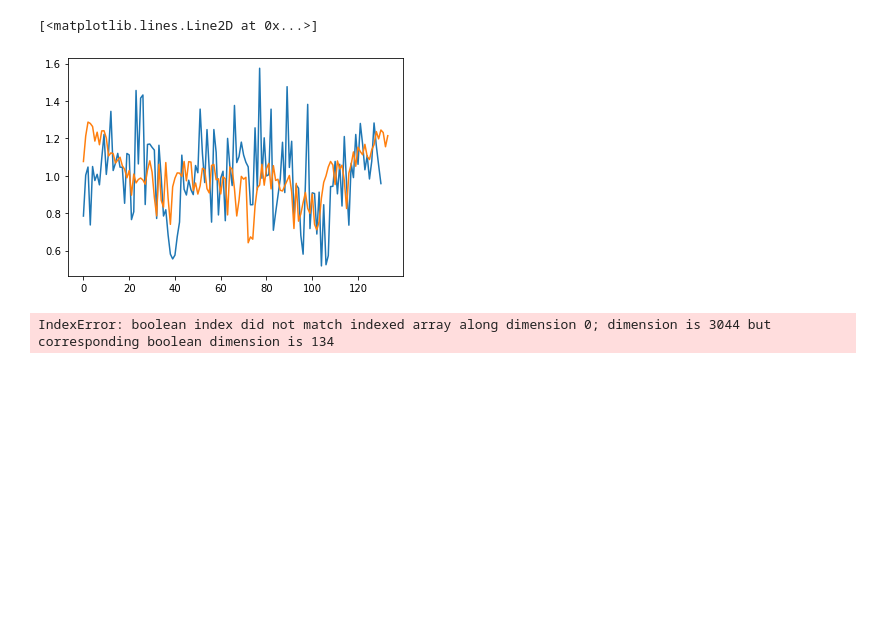
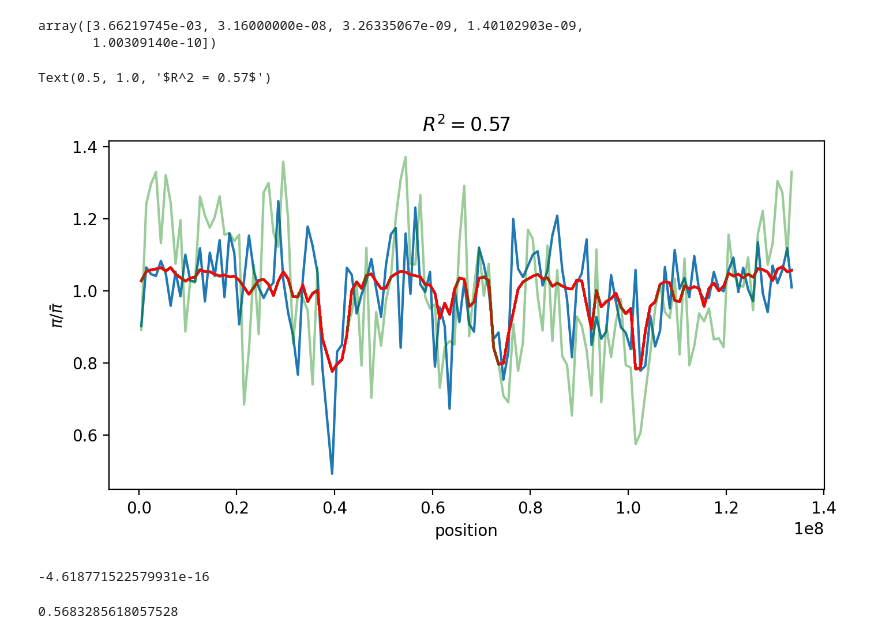
Before and after one commit to vsbuffalo/bprime, a Jupyter notebook: notebooks/likelihood_evaluation.ipynb, the cells around one changed output. Drawn from its saved outputs; the diff is of its cells as text; code cells hidden in the pictures; blank space fills up the shorter version.

```diff
--- a/notebooks/likelihood_evaluation.ipynb
+++ b/notebooks/likelihood_evaluation.ipynb
@@ -30,9 +58,14 @@ gd.load_counts_from_ts(mutate_simulated_tree(ts, rate=1e-7), chrom='chr10')
 # %%
 winsize = 1_000_000
 
-bins, pi = gd.bin_pi(winsize)
-bins2, Y = gd.bin_reduce(winsize, merge=True)
+_, pi = gd.bin_pi(winsize)
+bins, Y = gd.bin_reduce(winsize, merge=True)
 trim_bins, trim_Y, trim_idx = trimmed_bins(Y, bins, (0.0, 0.99))
+# %%
+Bo = np.concatenate([m.BScores.bin_means(bins).B[c] for c in bins.bins.keys()], axis=0)
+Bpo = np.concatenate([m.BpScores.bin_means(bins).B[c] for c in bins.bins.keys()], axis=0)
+
+B, Bp = Bo[trim_idx, :], Bpo[trim_idx, :]
 # %%
 plt.hist(pi['chr10'].stat, 20, density=True, alpha=0.5)
 plt.hist(pi_from_pairwise_summaries(trim_Y), 20, density=True, alpha=0.5)
@@ -68,8 +98,0 @@ list(map(np.array, zip(*dat['bins'].flat)))
-# %%
-dat = pickle.load(open('../tests/likelihood_test_data.pkl', 'rb'))
-B, Bp, Y, w, t = dat['B'], dat['Bp'], dat['Y'], dat['w'], dat['t']
-chroms, start, end = list(map(np.array, zip(*dat['bins'].flat)))
-midpoint = (start+end)/2
-
-nx, nw, nt, nf = B.shape
-nparams = nt * nf + 2
@@ -76,7 +104,11 @@ nparams = nt * nf + 2
 # %%
-np.random.seed(0)
-lik_nml = FreeMutationModel(w, t, Bp, Y=Y)
-lik_nml.fit(starts=70, ncores=70, algo='NELDERMEAD')
+#np.random.seed(1)
+
+#w, t = m.w, m.t
+w = m.w
+t = np.logspace(-4, -1, 4)
+lik_nml = FreeMutationModel(w, t, Bp[:, :, [0, 2, 4, 6], :], Y=trim_Y)
+lik_nml.fit(starts=10000, ncores=70, algo='NELDERMEAD')
 # %%
 lik_nml
 # %% [output]
@@ -102,19 +133,40 @@ W =
+# %%
+lik_nml.theta_
+# %% [output]
+array([3.66219745e-03, 3.16000000e-08, 3.26335067e-09, 1.40102903e-09,
+       1.00309140e-10])
 # %%
 def ratio(x):
     return x/np.nanmean(x)
 
 
 #plt.plot(ratio(pi['chr10'].pairs[1]))
 
-#midpoints = [(s+e)/2 for c, s, e in trim_bins]
-plt.plot(ratio(pi_from_pairwise_summaries(trim_Y)))
+midpoints = [(s+e)/2 for c, s, e in trim_bins]
+#plt.scatter(midpoints, ratio(pi_from_pairwise_summaries(trim_Y)), s=5)
+plt.plot(midpoints, ratio(pi_from_pairwise_summaries(trim_Y)))
 
-idx = chroms == 'chr10'
-plt.plot(ratio(lik_nml.predict()[idx]))
+
+for i in range(100):
+    plt.plot(midpoints, ratio(lik_nml.predict(optim=i)), c='0.44', alpha=0.1)
+
+plt.plot(midpoints, ratio(lik_nml.predict()), c='r')
+
+hg38_x, hg38_y = hg38_pi['chr10'].pairs
+plt.plot(hg38_x, ratio(hg38_y), c='g', alpha=0.4)
+plt.ylabel("$\pi/\\bar{\pi}$")
+plt.xlabel("position")
+plt.title(f"$R^2 = {lik_nml.R2():.2}$")
 # %% [output]
-[<matplotlib.lines.Line2D at 0x...>]
+Text(0.5, 1.0, '$R^2 = 0.57$')
-[figure, old version]
+[figure, new version]
-# %%
-lik_nml.predict()[trim_idx]
-# %% [output]
-IndexError: boolean index did not match indexed array along dimension 0; dimension is 3044 but corresponding boolean dimension is 134
+# %%
+a = pi_from_pairwise_summaries(trim_Y)
+from bgspy.likelihood import R2
+R2(np.repeat(lik_nml.predict().mean(), a.size), a)
+# %% [output]
+-4.618771522579931e-16
+# %%
+lik_nml.R2()
+# %% [output]
+0.5683285618057528
```
Also changed, not shown: parts of 18 cells of this notebook, 4 other files.
